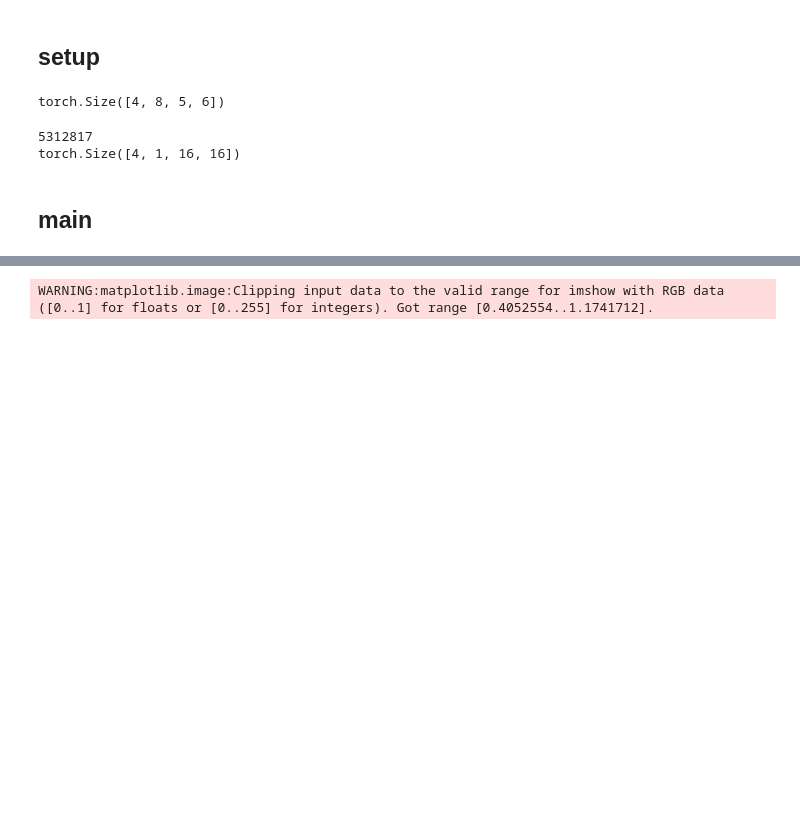
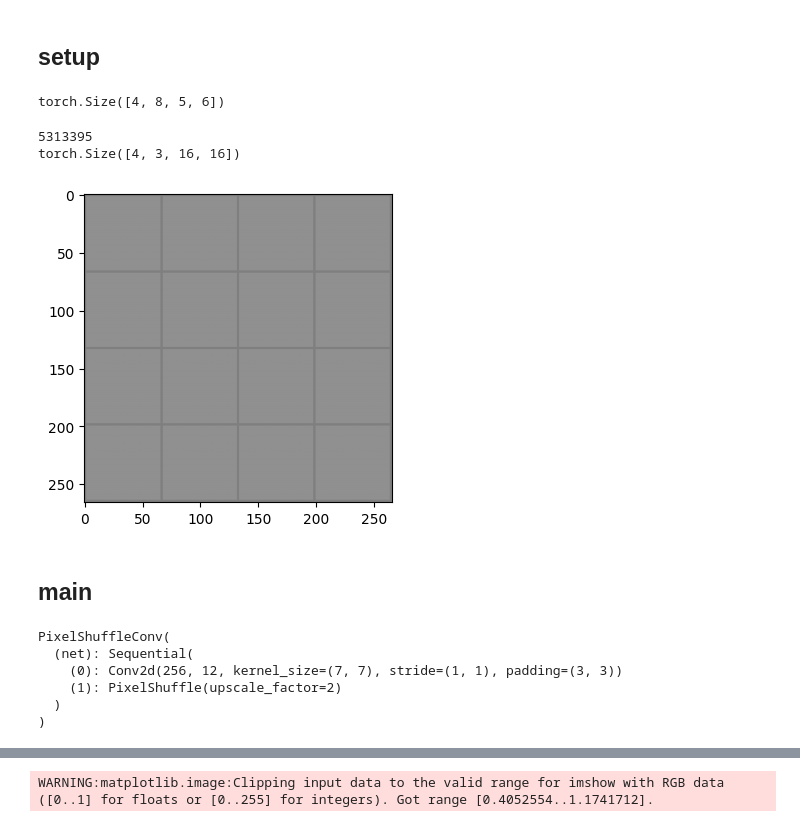
Before and after one commit to eisbetterthanpi/latent-flow-model, a Jupyter notebook: latent_flow_matching.ipynb, the cells around one changed output, grey strips where cells are left out. Saved outputs shown, nothing was run; the diff lists cells and outputs as text; code cells hidden in the pictures; blank space fills up the shorter version.

```diff
--- a/latent_flow_matching.ipynb
+++ b/latent_flow_matching.ipynb
@@ -94,11 +94,11 @@ batch=4
 h,w=5,6
 x=torch.rand(batch,d_model,h,w)
 cond_dim=10
-cross = AttentionBlock(d_model=d_model, d_head=d_head,cond_dim=cond_dim)
+model = AttentionBlock(d_model=d_model, d_head=d_head,cond_dim=cond_dim)
 num_tok=1
 cond=torch.rand(batch,num_tok,cond_dim)
 mask=torch.rand(batch,h*w)>0.5
-out = cross(x, cond)
+out = model(x, cond, mask)
 print(out.shape)
 # print(out)
 # %% [output]
@@ -326,25 +326,25 @@ class UNet(nn.Module):
 
 
 
-# 64,64 -vae-> 16,16 -unet->
-batch = 4
-cond_dim=10
-model = UNet(in_ch=1, d_model=16, cond_dim=cond_dim, depth=3).to(device)
-print(sum(p.numel() for p in model.parameters() if p.requires_grad)) # 19683
-# print(model)
+# # 64,64 -vae-> 16,16 -unet->
+# batch = 4
+# cond_dim=10
+# in_ch = 3
+# model = UNet(in_ch=in_ch, d_model=16, cond_dim=cond_dim, depth=3).to(device)
+# print(sum(p.numel() for p in model.parameters() if p.requires_grad)) # 19683
+# # print(model)
 
-# x=torch.rand((batch,3,16,16),device=device)
-x=torch.rand((batch,1,16,16),device=device)
-t = torch.rand((batch,), device=device) # in [0,1] [N]
-cond=torch.rand((batch,cond_dim),device=device)
-out = model(x, t, cond)
-print(out.shape)
+# x=torch.rand((batch,in_ch,16,16),device=device)
+# t = torch.rand((batch,), device=device) # in [0,1] [N]
+# cond=torch.rand((batch,cond_dim),device=device)
+# out = model(x, t, cond)
+# print(out.shape)
 
-optim = torch.optim.AdamW(model.parameters(), lr=1e-3) # 1e-3 3e-3
-# cond_emb = nn.Embedding(10, cond_dim).to(device)
+# optim = torch.optim.AdamW(model.parameters(), lr=1e-3) # 1e-3 3e-3
+# # cond_emb = nn.Embedding(10, cond_dim).to(device)
 # %% [output]
-5312817
-torch.Size([4, 1, 16, 16])
+5313395
+torch.Size([4, 3, 16, 16])
 # %%
 # @title data
 import torchvision
@@ -424,7 +424,7 @@ def bezier(t, x0=0,y0=0, x1=a,y1=b, x2=1-a,y2=1-b, x3=1,y3=1):
 # plt.plot(x, y)
 # plt.show()
 # %%
-# @title Sampling save
+# @title Sampling
 import torchvision
 import numpy as np
 from matplotlib import pyplot as plt
@@ -436,48 +436,48 @@ def imshow(img):
     plt.imshow(np.transpose(npimg, (1, 2, 0)))
     plt.show()
 
-def reverse_flow(unet, cond, num_samples=1, timesteps=25): # [n_samples, cond_dim]
+def reverse_flow(unet, cond, timesteps=25): # [n_samples, cond_dim]
     unet.eval()
     i = torch.linspace(0, 1, timesteps+1)
     # y = i # linear
     # y = LogitNormalCDF(i, mu=0, std=3.) # .5 _/- for std<1.8; 3 /-/ for std>1.8
     y = LogitNormalCDF(i, mu=-.0, std=2.7) # .5 _/- for std<1.8; 3 /-/ for std>1.8
     # y = Cosine(i) # _/-
     # y = ACosine(i) # /-/
     # y = Polynomial(i) # _/-
     # y = InvertCubic(i) # /-
     # y = InvertExp(i) # /-
     # y = bezier(i) # _/-
 
     dt = y[1:]-y[:-1]
     num_samples = cond.shape[0]
     x = torch.randn((num_samples, unet.in_ch, 16,16), device=device)
     # cond = cond.repeat(num_samples,1) # [n_samples, cond_dim]
     for y, dt in zip(y, dt):
         # print(y, dt)
         t = torch.full((num_samples,), y, device=device)  # Current time # [num_samples] 1. # torch.tensor(i * dt, device=device).repeat(n_samples)
         with torch.no_grad():
             model = lambda y,t: -unet(y, t, cond)
             v = model(x, t)
             x = x - dt * v # Euler update # 25steps:1sec
 
             # k1 = model(x, t)
             # k2 = model(x - 0.5 * dt * k1, t - 0.5 * dt)
             # k3 = model(x - 0.5 * dt * k2, t - 0.5 * dt)
             # k4 = model(x - dt * k3, t - dt)
             # x = x - (dt / 6.0) * (k1 + 2 * k2 + 2 * k3 + k4) # RK4 update # 25steps:4.5sec
     return x
 
 
-# cond = F.one_hot(torch.tensor([3], device=device), num_classes=10).to(torch.float)
-# n_samples = 16
-# cond = F.one_hot(torch.arange(n_samples, device=device)%10, num_classes=10).to(torch.float)
-# sampled_data = reverse_flow(model, cond, n_samples, timesteps=10)
-# # sampled_data = model.sample(cond, n_samples = 1)
-
-# # plt.imshow(sampled_data.cpu().squeeze())
-# # plt.show()
-# imshow(torchvision.utils.make_grid(sampled_data.cpu(), nrow=4))
+# # cond = F.one_hot(torch.tensor([3]*16, device=device), num_classes=10).to(torch.float)
+# cond = F.one_hot(torch.arange(16, device=device)%10, num_classes=10).to(torch.float)
+# # img_ = reverse_flow(model, cond, timesteps=10)
+# img_ = model.sample(cond)
+# # # plt.imshow(img_.cpu().squeeze())
+# # # plt.show()
+# imshow(torchvision.utils.make_grid(img_.cpu(), nrow=4))
+# %% [output]
+[figure, added]
 # %% [markdown]
 ## main
 # %%
@@ -532,4 +541,24 @@ class PixelAE(nn.Module):
 # print(out.shape)
+# %%
+model = PixelAE()
+# nn.init.zeros_(model.decoder.parameters()[-1])
+# print(model.decoder.parameters())
+# print(model.decoder[-2])
+# nn.init.zeros_(model.decoder[-2])
+# model.decoder[-2].apply(nn.init.zeros_)
+
+def init_conv_(conv): # weight initialisation very important for the performance of pixelshuffle!
+    if isinstance(conv, nn.Conv2d):
+        nn.init.zeros_(conv.bias.data)
+
+model.decoder[-2].apply(init_conv_)
+# %% [output]
+PixelShuffleConv(
+  (net): Sequential(
+    (0): Conv2d(256, 12, kernel_size=(7, 7), stride=(1, 1), padding=(3, 3))
+    (1): PixelShuffle(upscale_factor=2)
+  )
+)
 # %%
 # @title latent flow model
 
```
Also changed, not shown: parts of 9 cells of this notebook.
